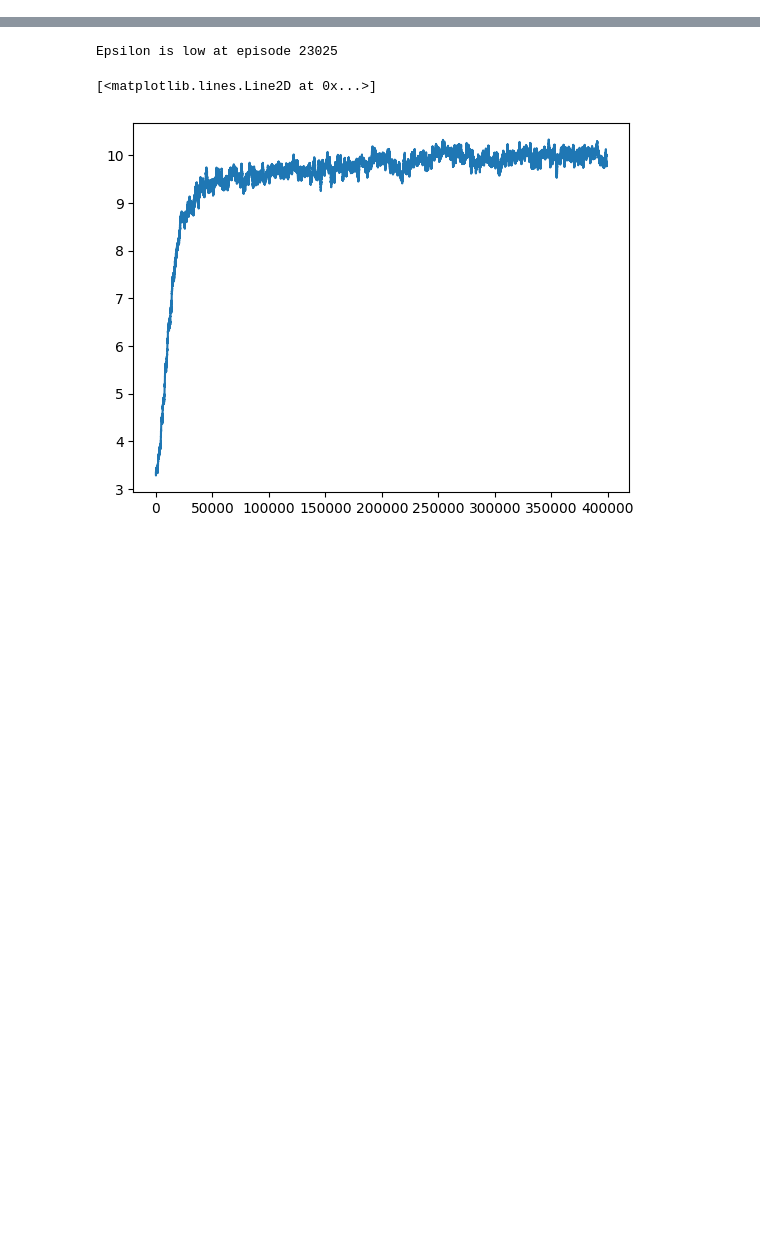
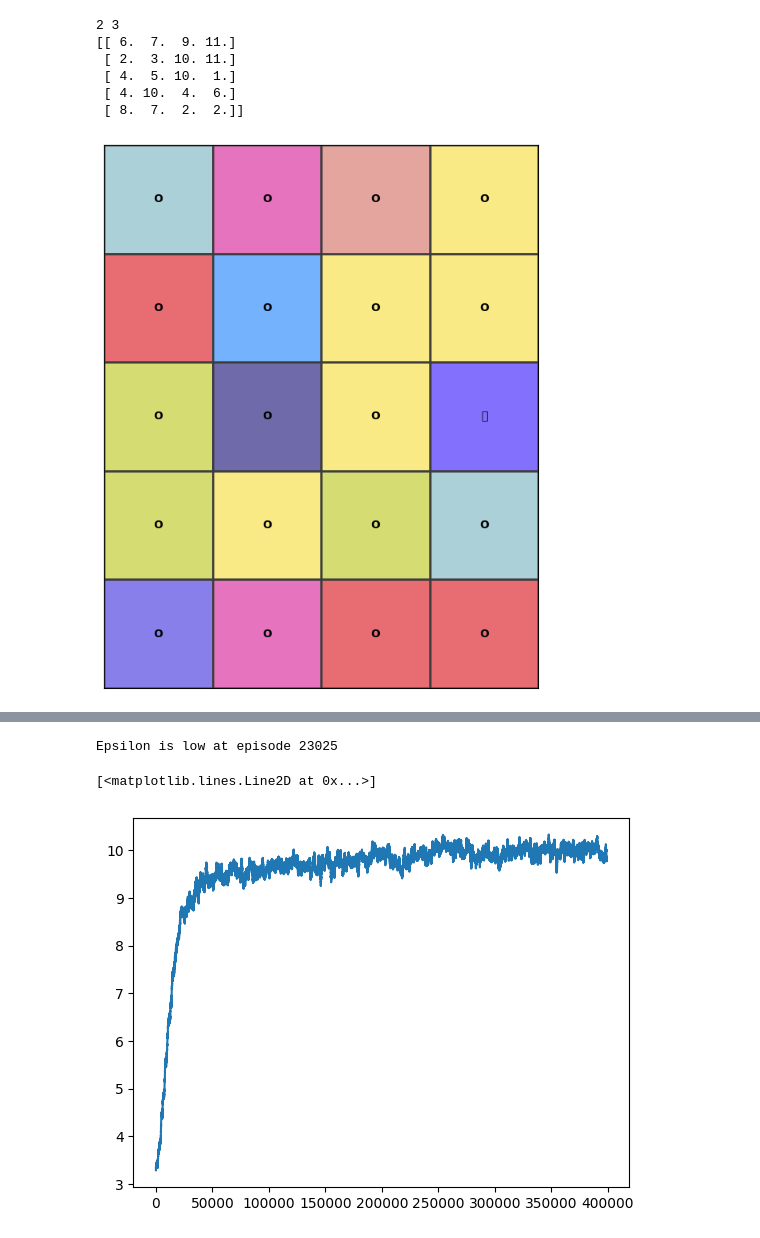
Before and after one commit to akshilpatel/tile-match-gym, a Jupyter notebook: src/tile_match_gym/working.ipynb, the cells around one changed output, grey strips where cells are left out. Drawn from its saved outputs; the diff is of its cells as text; code cells hidden in the pictures; blank space fills up the shorter version.

```diff
--- a/src/tile_match_gym/working.ipynb
+++ b/src/tile_match_gym/working.ipynb
@@ -14,0 +20,3 @@ from tile_match_gym.wrappers import ProportionRewardWrapper, OneHotWrapper, MinO
+# %%
+env = gym.make("TileMatch-v0", num_rows=5, num_colours=10, num_cols= 4, num_moves=10, colour_specials=["vertical_laser", "horizontal_laser", "bomb"], colourless_specials=["cookie"], render_mode="string")
+env.reset()
@@ -14,0 +61,64 @@ from tile_match_gym.wrappers import ProportionRewardWrapper, OneHotWrapper, MinO
+# %%
+
+num_colours = 10
+colours = distinctipy.get_colors(num_colours, colorblind_type="Deuteranopia", pastel_factor=0.7)
+board = env.board.board
+board[:, 2, 3] = np.array([0, -1])
+print(board)
+line_colour = np.array((60, 60, 60)) / 255
+gray = np.array((255, 255, 255)) / 255
+gray = [tuple(gray.tolist())]
+render_colours  = np.array(gray + colours)
+
+cmap = colors.ListedColormap(render_colours)
+fig = plt.figure(num = "env_render", figsize=(12,9))
+ax = plt.gca()
+ax.clear()
+clear_output(True)
+# Colout agent position
+
+
+colour_grid = np.zeros(board.shape[1:])
+
+type_map = {
+    1: "O",
+    2: "|",
+    3: "-",
+    4: "💣",
+    -1: "🍪"
+}
+
+# Colour terminal states
+
+for r in range(colour_grid.shape[0]):
+    for c in range(colour_grid.shape[1]):
+        if board[0, r, c] == 0:
+            print(r,c)
+            colour_grid[r, c] = 1
+        else:
+            colour_grid[r, c] = board[0, r, c] + 1
+
+        ax.annotate(type_map[board[1, r, c]], (c, r), va="center", ha="center", c="black", weight = "bold")
+
+
+
+# Annotate initial_state
+print(colour_grid)
+# Annotate rewarding states
+ax.imshow(colour_grid, cmap=cmap, vmin=0, vmax=num_colours)
+
+ax.grid(which = 'major', axis = 'both', linestyle = '-', color = line_colour, linewidth = 2, zorder = 1)
+ax.set_xticks(np.arange(-0.5, colour_grid.shape[1] , 1))
+ax.set_xticklabels([])
+ax.set_yticks(np.arange(-0.5, colour_grid.shape[0], 1))
+ax.set_yticklabels([])
+ax.tick_params(left=False, bottom=False)
+plt.show()
+# %% [output]
+2 3
+[[ 6.  7.  9. 11.]
+ [ 2.  3. 10. 11.]
+ [ 4.  5. 10.  1.]
+ [ 4. 10.  4.  6.]
+ [ 8.  7.  2.  2.]]
+[figure, added]
```
Also changed, not shown: parts of 7 cells of this notebook.
